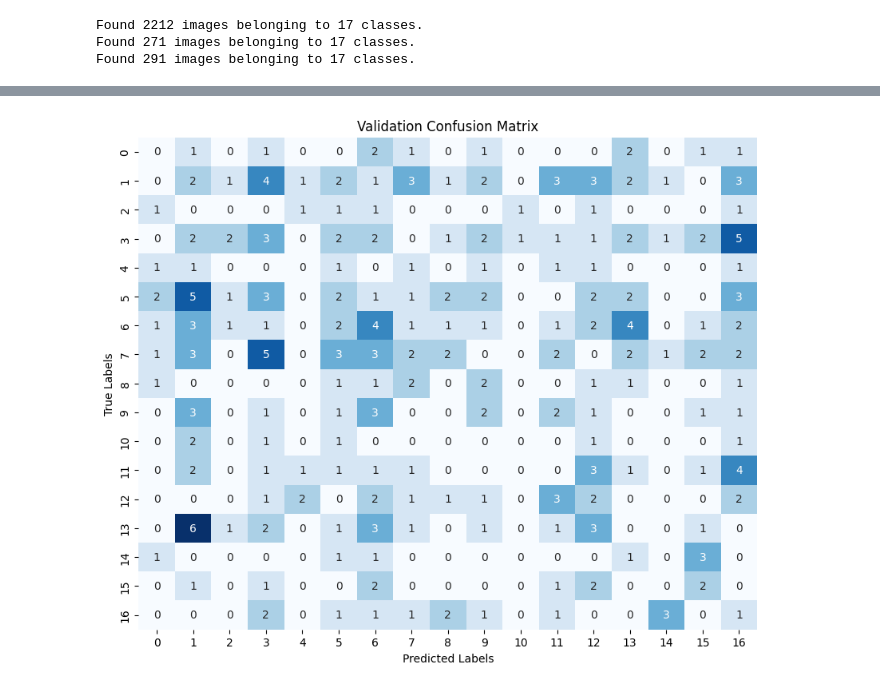
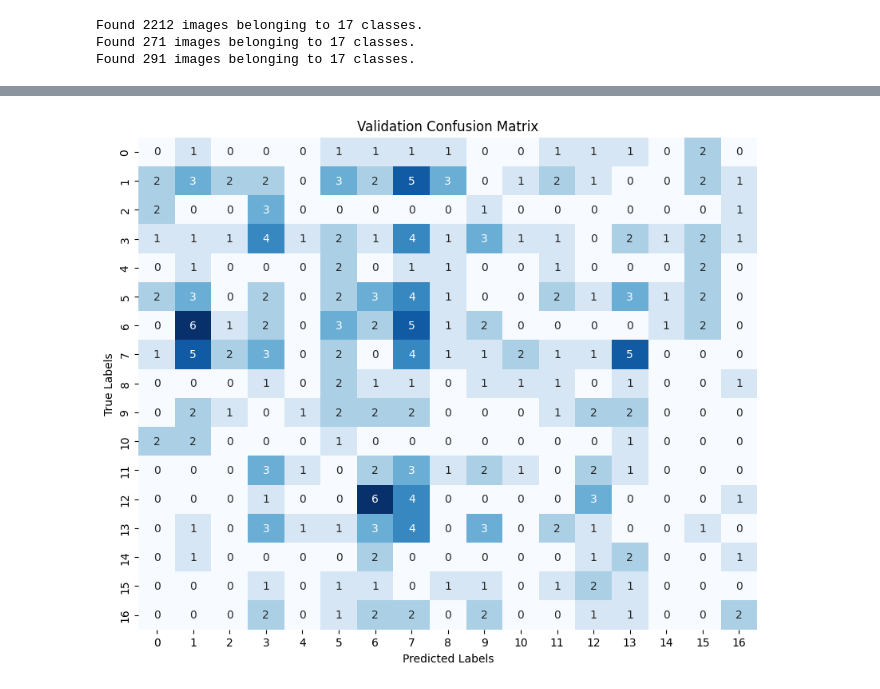
Before and after one commit to zmojab/RockID, a Jupyter notebook: Rock_recognition_modelAlex.ipynb, the cells around one changed output, grey strips where cells are left out. Cells and saved outputs as stored; diff of their text form; code cells hidden in the pictures.

```diff
--- a/Rock_recognition_modelAlex.ipynb
+++ b/Rock_recognition_modelAlex.ipynb
@@ -18,9 +38,9 @@ from keras import regularizers
 import seaborn as sns
 # %%
 
-img_width=80
-img_height=80
-batch_size=20
+img_width=224
+img_height=224
+batch_size=32
 num_of_classes=17
 
 TRAIN_DIR= "/content/drive/MyDrive/Datasets/cleaned_dataset/train"
@@ -30,11 +50,12 @@ VAL_DIR = "/content/drive/MyDrive/Datasets/cleaned_dataset/val"
 #preprocessing datasets
 train_data = ImageDataGenerator(
                                     #rescale=1./255,
-                                    #shear_range=0.2,
-                                    #zoom_range=0.2,
+                                    shear_range=0.2,
+                                    zoom_range=0.2,
                                     horizontal_flip=False,
 
                                     vertical_flip=False  )
+
 
 val_data = ImageDataGenerator(horizontal_flip=False)
 test_data = ImageDataGenerator(horizontal_flip=False)
@@ -69,19 +90,19 @@ Found 291 images belonging to 17 classes.
 model=Sequential()
 pretrained_model=tf.keras.applications.EfficientNetB3(include_top=False,
               weights='imagenet',
-              input_shape=(img_height,img_width,3),pooling='max')
+              input_shape=(img_height,img_width,3),pooling='max',drop_connect_rate=0.4)
 for layer in pretrained_model.layers:
   layer.trainable = True
 
-#model.add(BatchNormalization(synchronized=True))
+
 #model.add(Dense(512,bias_regularizer='l1_l2',kernel_regularizer='l1_l2',activity_regularizer='l1_l2',activation='relu'))
 model.add(pretrained_model)
-
-#model.add(Flatten())
-#3model.add(Dense(1024, activation='relu', kernel_regularizer=regularizers.l2(0.01)))
-#model.add(Dropout(0.5))
-#model.add(Dense(512, activation='relu', kernel_regularizer=regularizers.l2(0.01)))
-#model.add(Dropout(0.5))
+#model.add(BatchNormalization())
+model.add(Flatten())
+model.add(Dense(1024, activation='relu', kernel_regularizer=regularizers.l2(0.01)))
+model.add(Dropout(0.5))
+model.add(Dense(512, activation='relu', kernel_regularizer=regularizers.l2(0.01)))
+model.add(Dropout(0.5))
 model.add(Dense(17, activation='softmax'))
 
 
@@ -90,5 +111,6 @@ model.compile(optimizer=Adam(learning_rate=0.001),
       metrics =['accuracy'])
 
 model.summary()
+print(train_gen)
 # %% [output]
 Downloading data from https://storage.googleapis.com/keras-applications/efficientnetb3_notop.h5
@@ -109,10 +133,5 @@ _________________________________________________________________
 # %%
 ModelCallbacks = [EarlyStopping(monitor='val_loss', patience=5,  restore_best_weights=True)]
-
-history = model.fit(train_gen,
-                                epochs=5,
-                                verbose=1,
-                                validation_data=val_gen
-
-                                )
+print(train_gen)
+history = model.fit(train_gen,epochs=20,verbose=1,validation_data=val_gen)
 # %% [output]
@@ -177,6 +203,7 @@ Test Accuracy: 0.7044673562049866
 # %%
 from sklearn.metrics import confusion_matrix
 
+model.save('test78%.h5')
 # Compute the confusion matrix
 num_classes = val_gen.num_classes
 y_train_true = val_gen.classes
@@ -197 +224 @@ plt.show()
-[figure, old version]
+[figure, new version]
```
Also changed, not shown: parts of 6 cells of this notebook.
